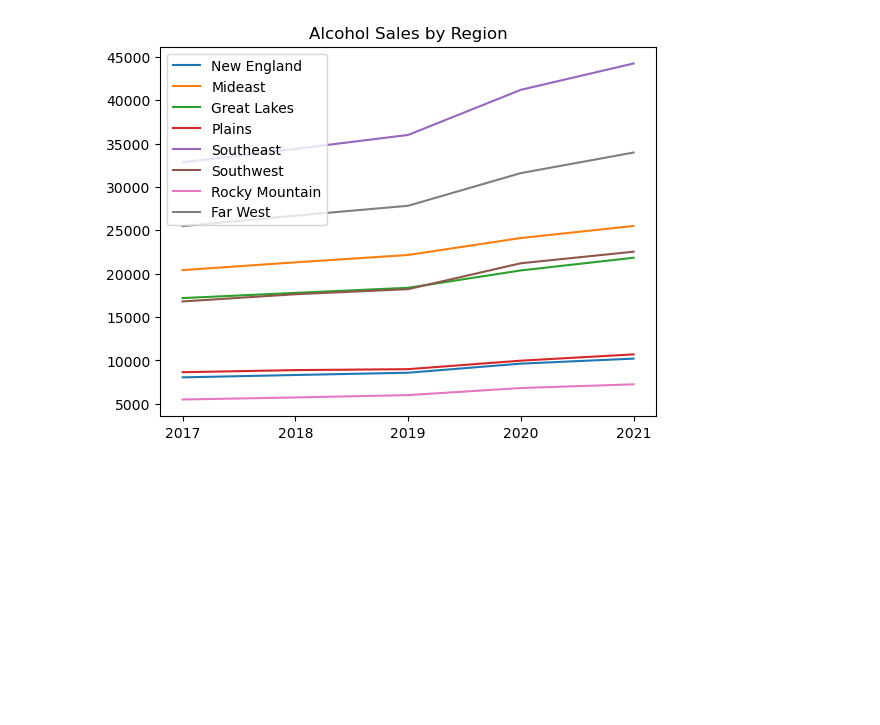
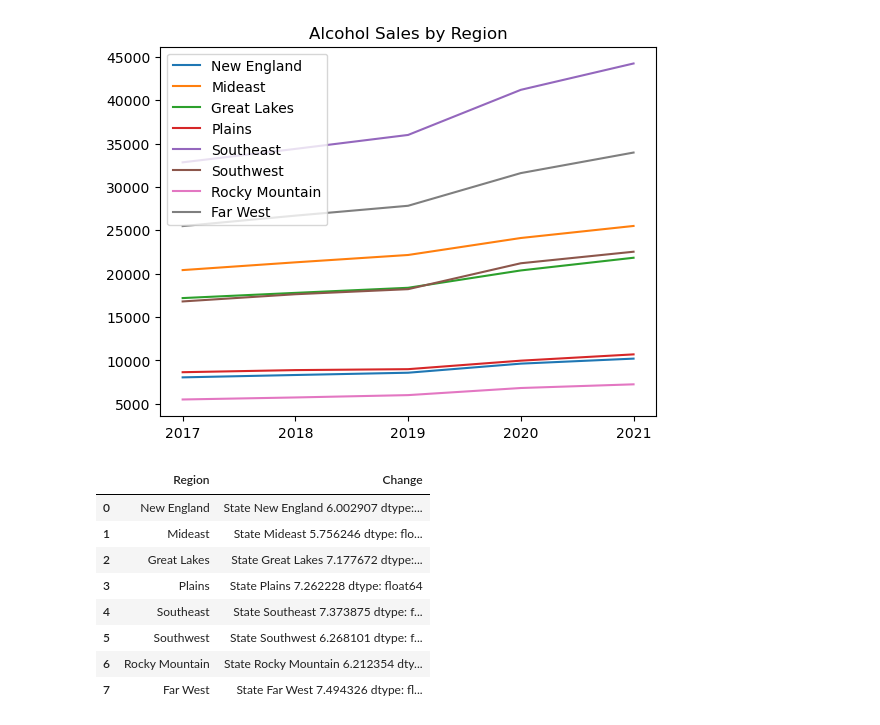
Before and after one commit to kmcmurphy/Covid19-and-the-Economy, a Jupyter notebook: consumer_spend_analysis.ipynb, the cells around one changed output. Drawn from its saved outputs; the diff is of its cells as text; code cells hidden in the pictures; blank space fills up the shorter version.

Commit message:
Adding more tables

```diff
--- a/consumer_spend_analysis.ipynb
+++ b/consumer_spend_analysis.ipynb
@@ -415,7 +415,7 @@ spend_data = pd.DataFrame(spend_dict)
 
 
 # Sorting by column 'Country'
-spend_data = spend_data.sort_values(by=['Year'])
+alcohol_sales = spend_data.sort_values(by=['Year'])
 # %%
 ######################################
 ## Plot Alcohol Spend by Region
@@ -423,8 +423,8 @@ spend_data = spend_data.sort_values(by=['Year'])
 
 
 for region in regions:
-    x_axis = spend_data.loc[spend_data['State']==region]['Year']
-    y_axis = spend_data.loc[spend_data['State']==region]['Spend']
+    x_axis = alcohol_sales.loc[alcohol_sales['State']==region]['Year']
+    y_axis = alcohol_sales.loc[alcohol_sales['State']==region]['Spend']
     plt.plot(x_axis, y_axis, label=region)
 
 
@@ -434,3 +434,35 @@ plt.legend(loc="upper left")
 plt.show()
 # %% [output]
 [figure]
+# %%
+
+alcohol_sales = alcohol_sales.loc[alcohol_sales['State'].isin(regions)]
+alcohol_sales = alcohol_sales.pivot(index='State', columns='Year', values='Spend')
+
+change_in_spend = []
+region_name = []
+
+for region in regions:
+    change = (((alcohol_sales.loc[[region]]['2021']) - (alcohol_sales.loc[[region]]['2020'])) / alcohol_sales.loc[[region]]['2020']) * 100
+    change_in_spend.append(change)
+    region_name.append(region)
+
+
+region_spend_dict = {
+    'Region':region_name,
+    'Change':change_in_spend
+}
+
+region_spend = pd.DataFrame(region_spend_dict)
+
+region_spend
+# %% [output]
+|  | Region | Change |
+| 0 | New England | State New England 6.002907 dtype:... |
+| 1 | Mideast | State Mideast 5.756246 dtype: flo... |
+| 2 | Great Lakes | State Great Lakes 7.177672 dtype:... |
+| 3 | Plains | State Plains 7.262228 dtype: float64 |
+| 4 | Southeast | State Southeast 7.373875 dtype: f... |
+| 5 | Southwest | State Southwest 6.268101 dtype: f... |
+| 6 | Rocky Mountain | State Rocky Mountain 6.212354 dty... |
+| 7 | Far West | State Far West 7.494326 dtype: fl... |
```
